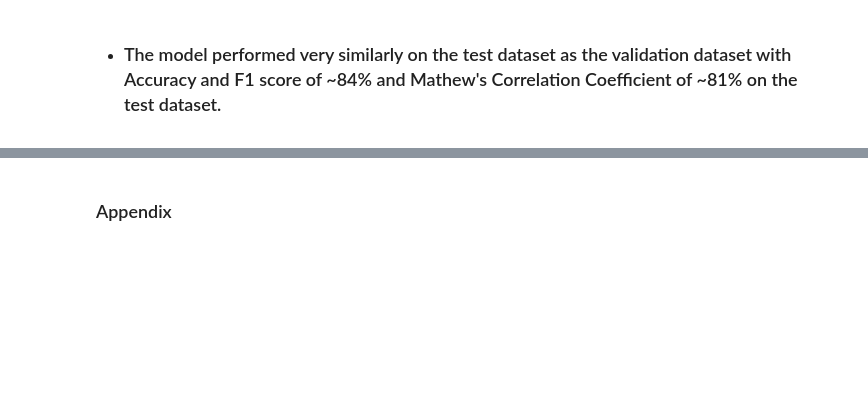
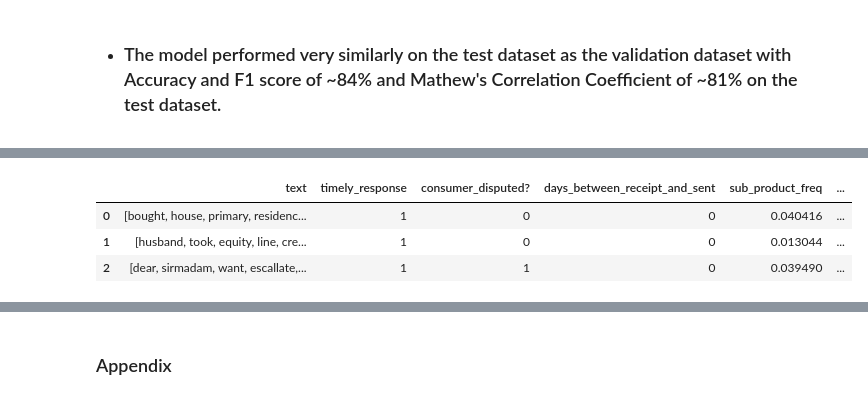
Before and after one commit to schellrw/consumer_complaints, a Jupyter notebook: 03_simpleTransformers.ipynb, the cells around one changed output, grey strips where cells are left out. Saved outputs shown, nothing was run; the diff lists cells and outputs as text; code cells hidden in the pictures; blank space fills up the shorter version.

```diff
--- a/03_simpleTransformers.ipynb
+++ b/03_simpleTransformers.ipynb
@@ -805,0 +823,7 @@ print(wrong_predictions_test)
+# %%
+df_val.head(3)
+# %% [output]
+|  | text | timely_response | consumer_disputed? | days_between_receipt_and_sent | sub_product_freq | ... |
+| 0 | [bought, house, primary, residenc... | 1 | 0 | 0 | 0.040416 | ... |
+| 1 | [husband, took, equity, line, cre... | 1 | 0 | 0 | 0.013044 | ... |
+| 2 | [dear, sirmadam, want, escallate,... | 1 | 1 | 0 | 0.039490 | ... |
```
Also changed, not shown: parts of 25 cells of this notebook.
